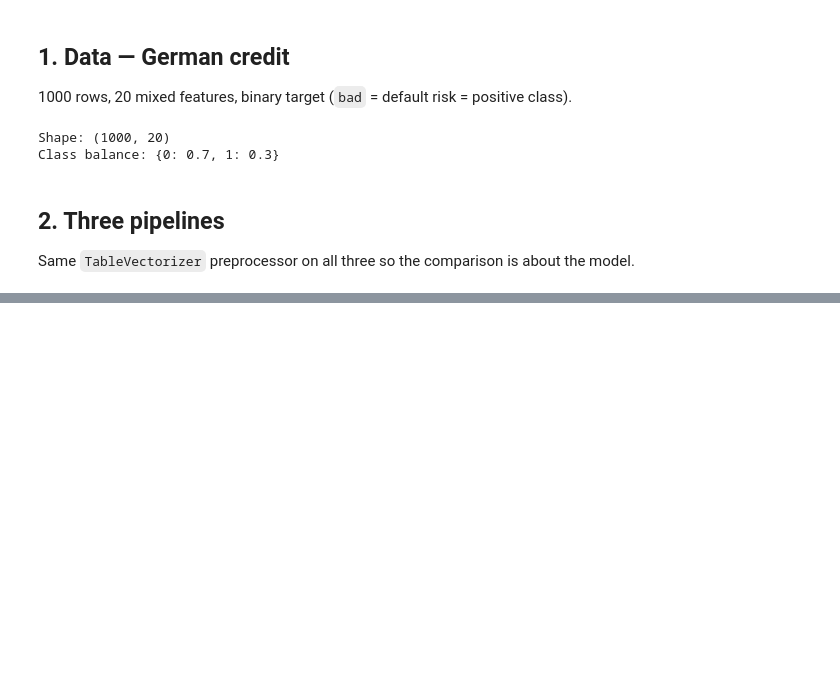
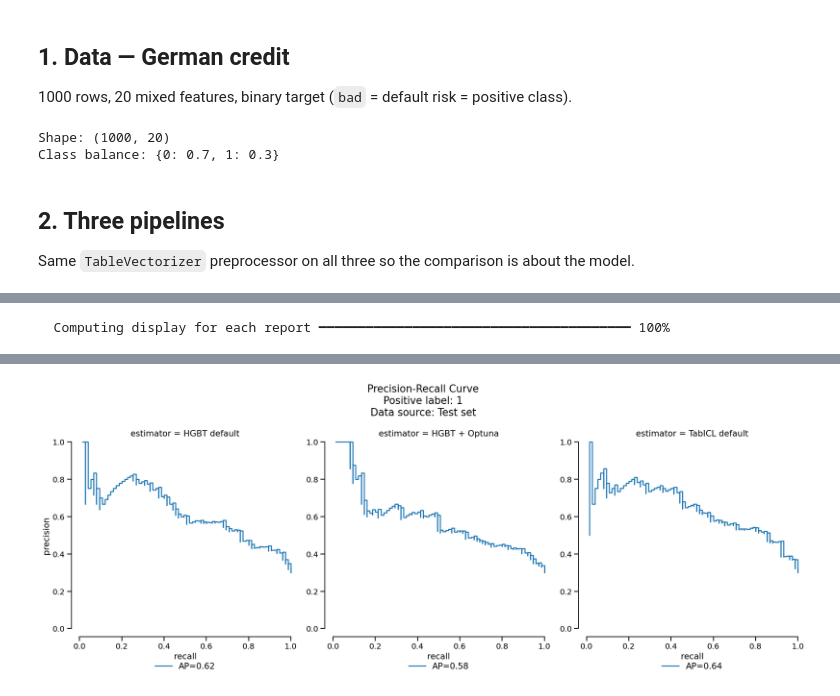
Before and after one commit to probabl-ai/skore-tabicl, a Jupyter notebook: demo1_five_minute_model.ipynb, the cells around one changed output, grey strips where cells are left out. Drawn from its saved outputs; the diff is of its cells as text; code cells hidden in the pictures; blank space fills up the shorter version.

```diff
--- a/demo1_five_minute_model.ipynb
+++ b/demo1_five_minute_model.ipynb
@@ -204,0 +209,5 @@ plt.show()
+# %%
+display = comparison.metrics.precision_recall()
+display.plot()
+# %% [output]
+  Computing display for each report ━━━━━━━━━━━━━━━━━━━━━━━━━━━━━━━━━━━━━━━━ 100%
@@ -205,3 +215,4 @@ plt.show()
+[figure, added]
 # %%
 from pathlib import Path
 
```
Also changed, not shown: parts of 7 cells of this notebook, 2 other files.
